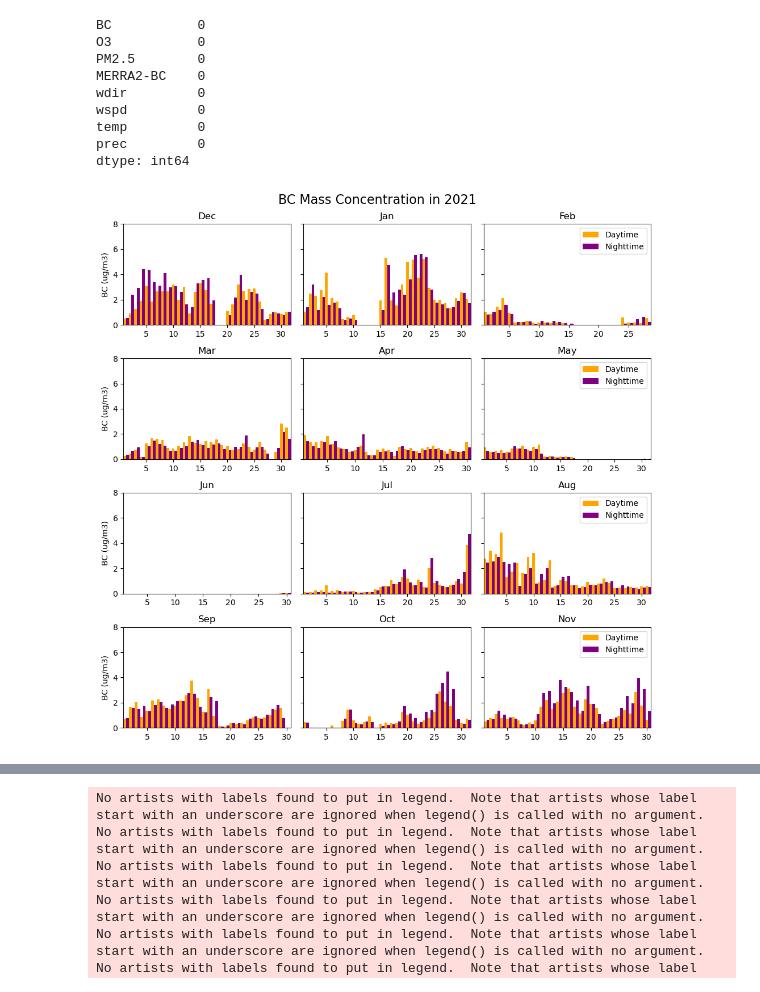
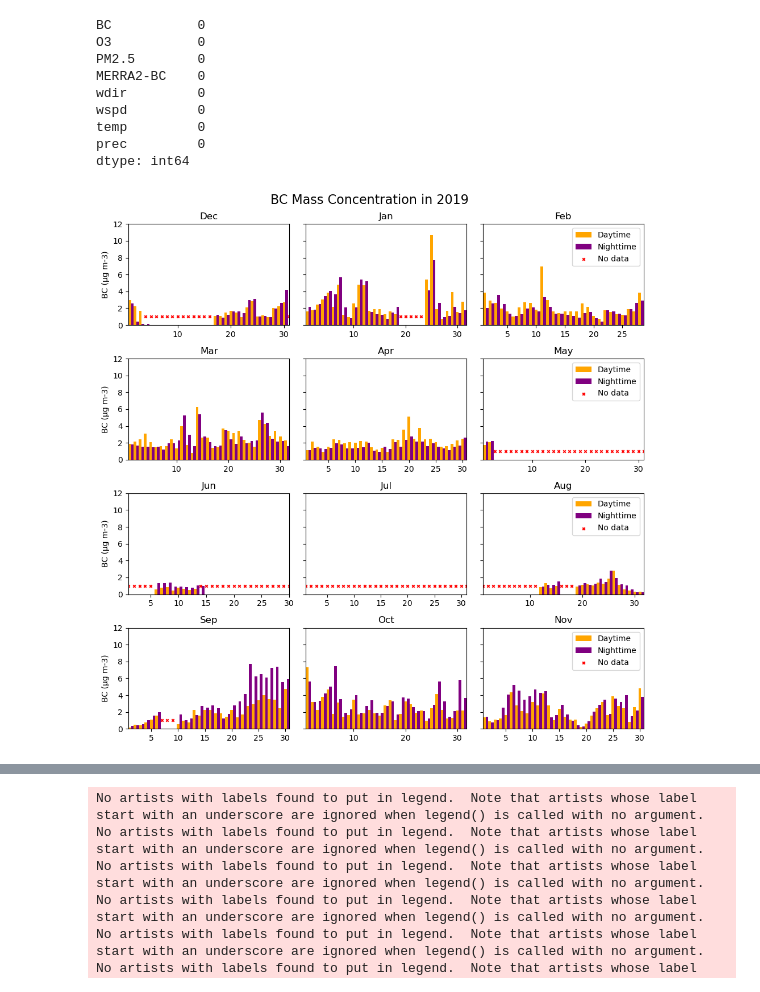
Before and after one commit to do-duytung/slcp-vietnam, a Jupyter notebook: basestats.ipynb, the cells around one changed output, grey strips where cells are left out. Cells and saved outputs as stored; diff of their text form; code cells hidden in the pictures.

```diff
--- a/basestats.ipynb
+++ b/basestats.ipynb
@@ -69,6 +69,8 @@ dtype: int64
 # %%
 # Load data
 import pandas as pd
+import matplotlib.pyplot as plt
+
 df = pd.read_csv('data/slcp_2019-2021_raw.csv', index_col=0, parse_dates=True)
 # metdata = pd.read_csv('data/metdata_2019-2021.csv', index_col=0, parse_dates=True)
 
@@ -77,18 +79,18 @@ df = pd.read_csv('data/slcp_2019-2021_raw.csv', index_col=0, parse_dates=True)
 # Change column name of BC to BC1h
 df.rename(columns={'BC': 'BC1h'}, inplace=True)
 
-bc10m = pd.read_csv('data/BC10m.csv', index_col=0, parse_dates=True)
+bc10m = pd.read_csv('data/BC10m2.csv', index_col=0, parse_dates=True)
 bc10m = bc10m[['BC']]
 bc10m = bc10m.resample('H').mean()
 df = pd.concat([df, bc10m], axis=1)
 
 
 # Filter data
-year = 2021
+year = 2019
 df = df.loc[df.index.year == year]
 species = 'BC'
 # df = df.dropna(subset=[species])
-df[species] = df[species].fillna(0)
+# df[species] = df[species].fillna(0)
 
 # Create a dictionary of seasons and months
 seasons = {'Winter': ['Dec', 'Jan', 'Feb'],
@@ -107,37 +109,48 @@ for i, (season, months) in enumerate(seasons.items()):
 
         # Resample daily average PM2.5 for each day in the month
         daytime = data.between_time('06:00', '18:00')
         daytime = daytime[species].resample('D').mean()
         nighttime = data.between_time('18:00', '06:00')
         nighttime = nighttime[species].resample('D').mean()
 
+        # Mark the nan values
+        mask = daytime.isna()
+        mask = mask[mask == True]
+
         # Plot the data
         width = 0.5
-        p1 = axs[i][j].bar(daytime.index.day, daytime.values, width, color='orange')
-        p2 = axs[i][j].bar(nighttime.index.day+0.5, nighttime.values, width, color='purple')
+        p2 = axs[i][j].bar(nighttime.index.day+0.5, nighttime.values, width, label='Nighttime', color='purple')
+        p1 = axs[i][j].bar(daytime.index.day, daytime.values, width, label='Daytime', color='orange')
+
+        # Plot the nan values
+        axs[i][j].scatter(mask.index.day, mask, color='red', label='No data', marker='x', s=10)
+
+
         axs[i][j].set_title(month)
         if species == 'PM2.5':
             axs[i][j].set_ylim(0, 200)
         elif species == 'BC':
-            axs[i][j].set_ylim(0, 8)
+            axs[i][j].set_ylim(0, 12)
         # Set space between plots
         plt.subplots_adjust(hspace=0.5, wspace=0.05)
         # Clear margins
         axs[i][j].margins(x=0)
         # axs[i][j].set_xlabel('Day')
-        axs[i][0].set_ylabel(f'{species} (ug/m3)')
+        axs[i][0].set_ylabel(f'{species} (μg m-3)')
         axs[i][1].set_yticklabels([])
         axs[i][2].set_yticklabels([])
         # Set legend
-        axs[i][2].legend(['Daytime', 'Nighttime'], loc='upper right')
+        # axs[i][2].legend(['No data', 'Daytime', 'Nighttime'], loc='upper right')
+        handles, labels = axs[i][2].get_legend_handles_labels()
+        axs[i][2].legend(handles[::-1], labels[::-1], loc='upper right')
 
     # Set the title for each row
     # axs[i][0].set_title(season)
 
 # Set title for figure
 fig.suptitle(f'{species} Mass Concentration in {year}', fontsize=16)
 plt.tight_layout()
 plt.show()
 # %% [output]
-[figure, old version]
+[figure, new version]
 # %%
```
Also changed, not shown: parts of 16 cells of this notebook, 4 other files.
